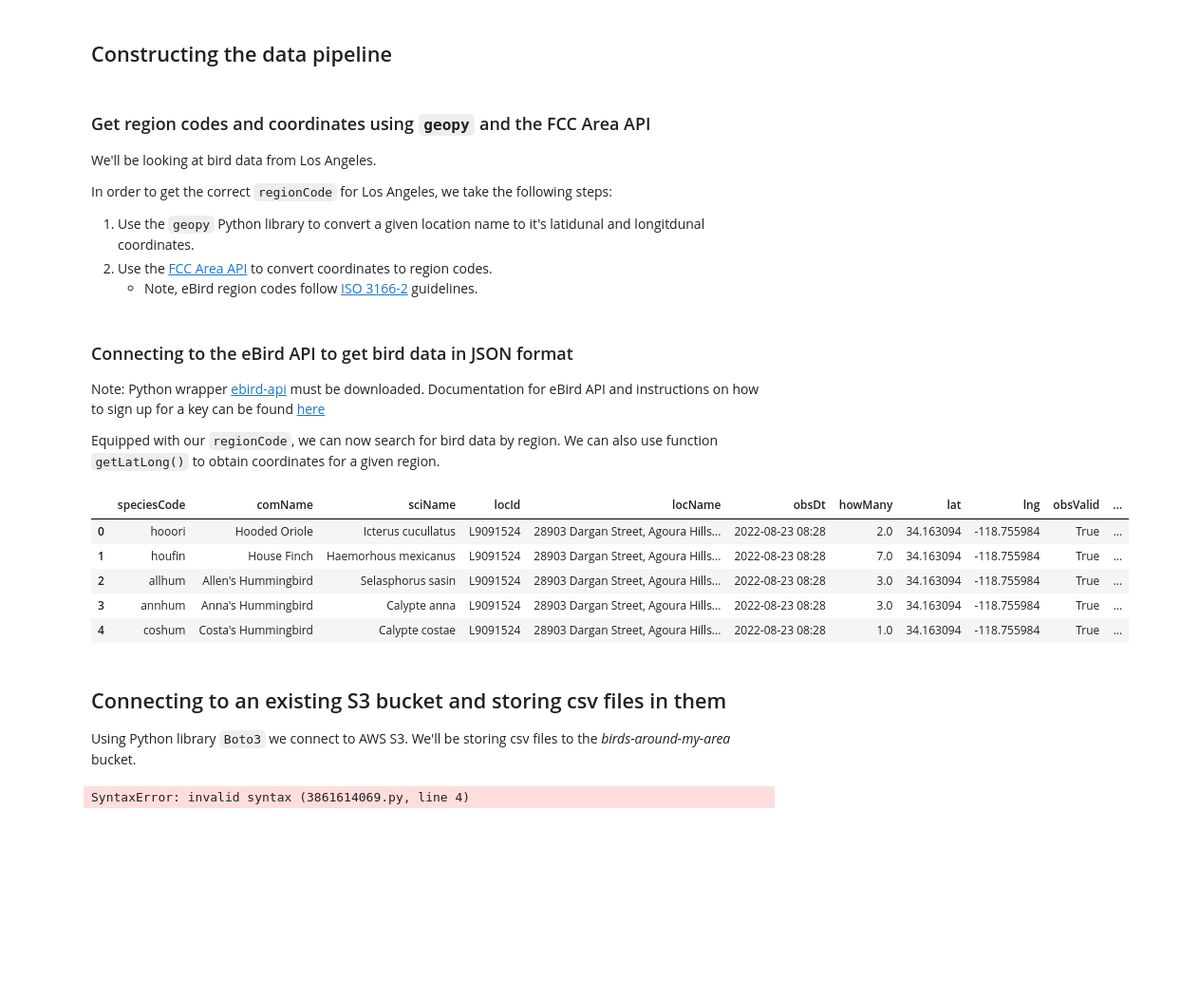
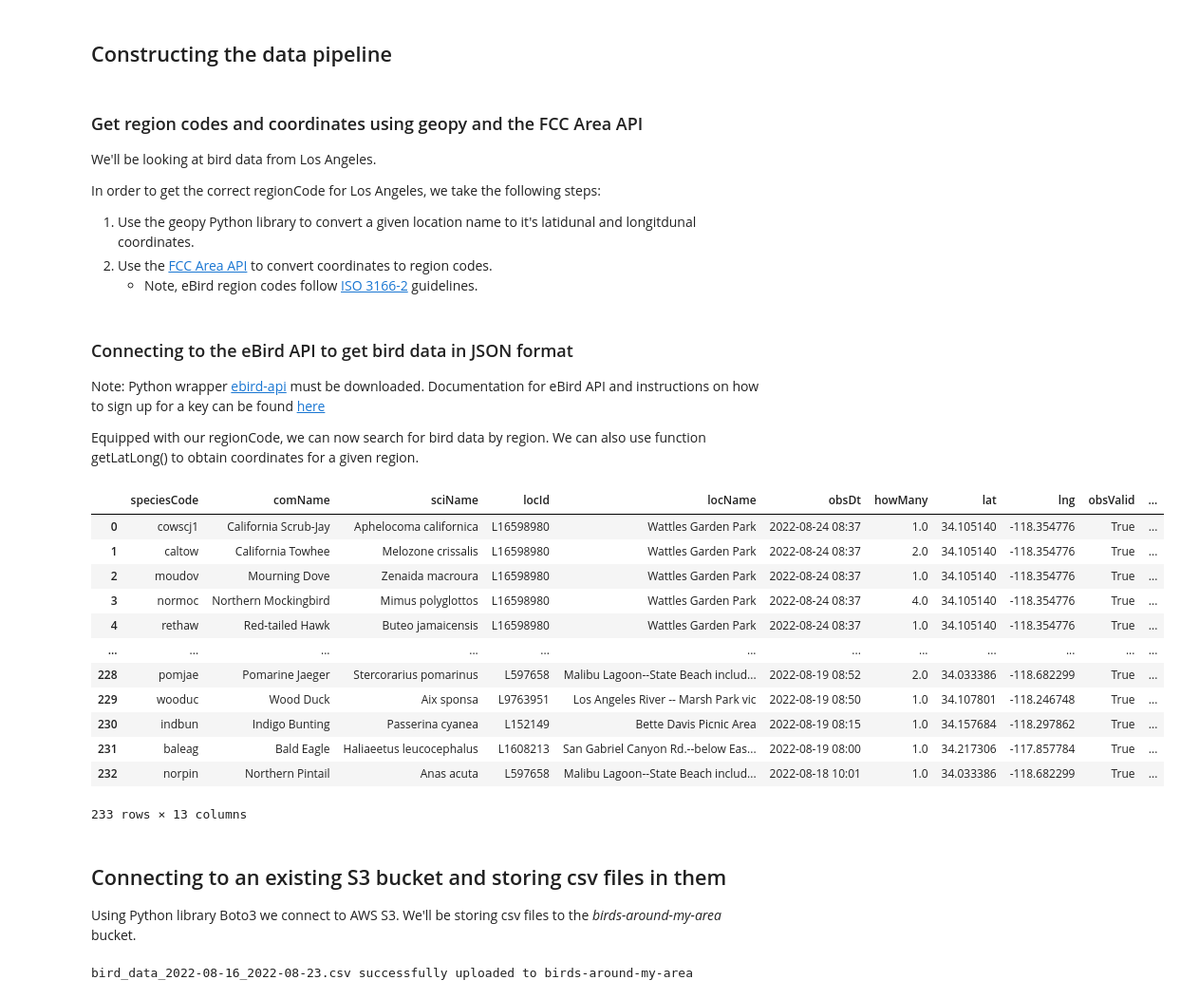
Before and after one commit to gyk-jane/bird-watching, a Jupyter notebook: bird_watching.ipynb, the cells around one changed output. Shown at 95% size. Saved outputs shown, nothing was run; the diff lists cells and outputs as text; code cells hidden in the pictures; blank space fills up the shorter version.

```diff
--- a/bird_watching.ipynb
+++ b/bird_watching.ipynb
@@ -16,11 +16,11 @@ Pandas and matplotlib are used to further aid in data visualization.
 # %% [markdown]
 ## Constructing the data pipeline
 # %% [markdown]
-### Get region codes and coordinates using `geopy` and the FCC Area API
+### Get region codes and coordinates using geopy and the FCC Area API
 We'll be looking at bird data from Los Angeles.
 
-In order to get the correct `regionCode` for Los Angeles, we take the following steps:
-1. Use the `geopy` Python library to convert a given location name to it's latidunal and longitdunal coordinates.
+In order to get the correct regionCode for Los Angeles, we take the following steps:
+1. Use the geopy Python library to convert a given location name to it's latidunal and longitdunal coordinates.
 2. Use the [FCC Area API](https://geo.fcc.gov/api/census/) to convert coordinates to region codes.
     - Note, eBird region codes follow [ISO 3166-2](https://en.wikipedia.org/wiki/ISO_3166-2#Current_codes) guidelines.
 # %%
@@ -82,7 +82,7 @@ regionCode = getRegionCode(lat_long[0], lat_long[1])
 ### Connecting to the eBird API to get bird data in JSON format
 Note: Python wrapper [ebird-api](https://pypi.org/project/ebird-api/) must be downloaded. Documentation for eBird API and instructions on how to sign up for a key can be found [here](https://documenter.getpostman.com/view/664302/S1ENwy59#4e020bc2-fc67-4fb6-a926-570cedefcc34)
 
-Equipped with our `regionCode`, we can now search for bird data by region. We can also use function `getLatLong()` to obtain coordinates for a given region.
+Equipped with our regionCode, we can now search for bird data by region. We can also use function getLatLong() to obtain coordinates for a given region.
 # %%
 from ebird.api import get_observations
 import csv
@@ -93,44 +93,55 @@ API_KEY = 'b0e60cbbp1n6'
 
 def getWeeklyBirdData(regionCode):
     """Fetches weekly bird data by calling a GET request from eBird API and converts the request to a CSV
 
     Args:
         regionCode (str): region code for a given location
+    Returns:
+        DataFrame: DataFrame of the bird data if needed
 
     """
 
-    # Get observations from Los Angeles for the past week
+    # Get observations from Los Angeles for the past week:
     records = get_observations(API_KEY, regionCode, back=7)
     df = pd.DataFrame(records)
     df.to_csv(getName())
 
+    return df
+
 def getName():
-    """Returns name for bird data file. Has the following structure:
+    """Gets name for bird data file. Has the following structure:
     bird_data + CURRENT_YEAR + WEEK_NUM, where
     WEEK_NUM = the week number of the current day in which the function is being run
 
     Returns:
         String: the data file name
 
     """
     today = dt.date.today()
     week_ago = today - dt.timedelta(days=7)
 
     res = 'bird_data_' + str(week_ago) + '_' + str(today) + '.csv'
 
     return res
 
-bird_df = getWeeklyBirdData(regionCode)
+dfBird = getWeeklyBirdData(regionCode)
 # %% [output]
 |  | speciesCode | comName | sciName | locId | locName | obsDt | howMany | lat | lng | obsValid | ... |
-| 0 | hooori | Hooded Oriole | Icterus cucullatus | L9091524 | 28903 Dargan Street, Agoura Hills... | 2022-08-23 08:28 | 2.0 | 34.163094 | -118.755984 | True | ... |
-| 1 | houfin | House Finch | Haemorhous mexicanus | L9091524 | 28903 Dargan Street, Agoura Hills... | 2022-08-23 08:28 | 7.0 | 34.163094 | -118.755984 | True | ... |
-| 2 | allhum | Allen's Hummingbird | Selasphorus sasin | L9091524 | 28903 Dargan Street, Agoura Hills... | 2022-08-23 08:28 | 3.0 | 34.163094 | -118.755984 | True | ... |
-| 3 | annhum | Anna's Hummingbird | Calypte anna | L9091524 | 28903 Dargan Street, Agoura Hills... | 2022-08-23 08:28 | 3.0 | 34.163094 | -118.755984 | True | ... |
-| 4 | coshum | Costa's Hummingbird | Calypte costae | L9091524 | 28903 Dargan Street, Agoura Hills... | 2022-08-23 08:28 | 1.0 | 34.163094 | -118.755984 | True | ... |
+| 0 | cowscj1 | California Scrub-Jay | Aphelocoma californica | L16598980 | Wattles Garden Park | 2022-08-24 08:37 | 1.0 | 34.105140 | -118.354776 | True | ... |
+| 1 | caltow | California Towhee | Melozone crissalis | L16598980 | Wattles Garden Park | 2022-08-24 08:37 | 2.0 | 34.105140 | -118.354776 | True | ... |
+| 2 | moudov | Mourning Dove | Zenaida macroura | L16598980 | Wattles Garden Park | 2022-08-24 08:37 | 1.0 | 34.105140 | -118.354776 | True | ... |
+| 3 | normoc | Northern Mockingbird | Mimus polyglottos | L16598980 | Wattles Garden Park | 2022-08-24 08:37 | 4.0 | 34.105140 | -118.354776 | True | ... |
+| 4 | rethaw | Red-tailed Hawk | Buteo jamaicensis | L16598980 | Wattles Garden Park | 2022-08-24 08:37 | 1.0 | 34.105140 | -118.354776 | True | ... |
+| ... | ... | ... | ... | ... | ... | ... | ... | ... | ... | ... | ... |
+| 228 | pomjae | Pomarine Jaeger | Stercorarius pomarinus | L597658 | Malibu Lagoon--State Beach includ... | 2022-08-19 08:52 | 2.0 | 34.033386 | -118.682299 | True | ... |
+| 229 | wooduc | Wood Duck | Aix sponsa | L9763951 | Los Angeles River -- Marsh Park vic | 2022-08-19 08:50 | 1.0 | 34.107801 | -118.246748 | True | ... |
+| 230 | indbun | Indigo Bunting | Passerina cyanea | L152149 | Bette Davis Picnic Area | 2022-08-19 08:15 | 1.0 | 34.157684 | -118.297862 | True | ... |
+| 231 | baleag | Bald Eagle | Haliaeetus leucocephalus | L1608213 | San Gabriel Canyon Rd.--below Eas... | 2022-08-19 08:00 | 1.0 | 34.217306 | -117.857784 | True | ... |
+| 232 | norpin | Northern Pintail | Anas acuta | L597658 | Malibu Lagoon--State Beach includ... | 2022-08-18 10:01 | 1.0 | 34.033386 | -118.682299 | True | ... |
+233 rows × 13 columns
 # %% [markdown]
 ## Connecting to an existing S3 bucket and storing csv files in them
-Using Python library `Boto3` we connect to AWS S3. We'll be storing csv files to the *birds-around-my-area* bucket.
+Using Python library Boto3 we connect to AWS S3. We'll be storing csv files to the *birds-around-my-area* bucket.
 # %%
 import boto3
 import os, glob
@@ -148,11 +159,13 @@ def storeToBucket(csvFile, bucket_name):
     s3 = session.resource('s3')
 
     # Storing data
-    s3_ojbect = s3.Object(bucket_name, csvFile).put(Body=open(csvFile, 'rb'))
+    s3_object = s3.Object(bucket_name, csvFile).put(Body=open(csvFile, 'rb'))
 
     # Delete .csv in local folder
     os.remove(csvFile)
 
-storeToBucket(getName(), 'birds-around')
+    print(csvFile + ' successfully uploaded to ' + bucket_name)
+
+storeToBucket(getName(), 'birds-around-my-area')
 # %% [output]
-SyntaxError: invalid syntax (3861614069.py, line 4)
+bird_data_2022-08-16_2022-08-23.csv successfully uploaded to birds-around-my-area
```
Also changed, not shown: parts of 9 cells of this notebook, 51 other files.
